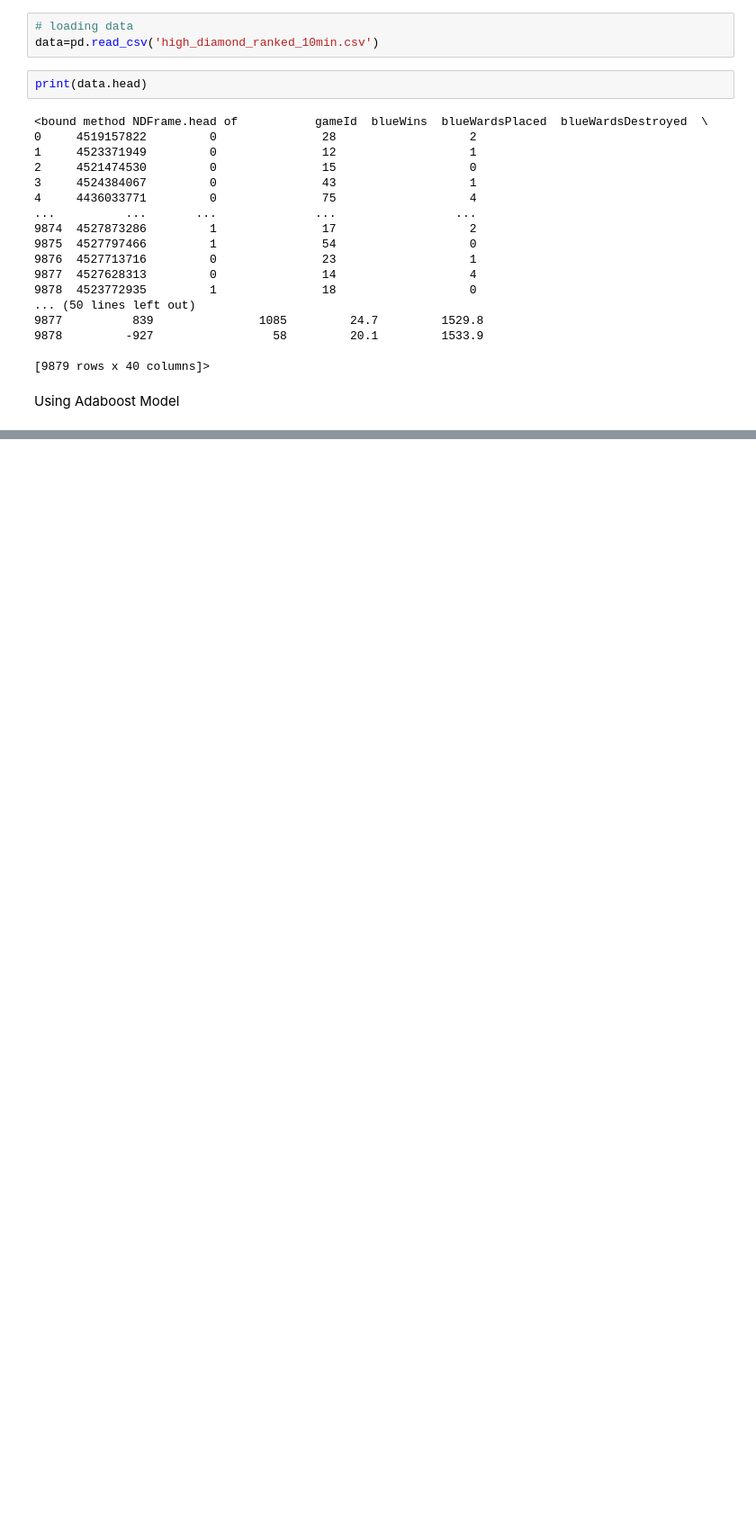
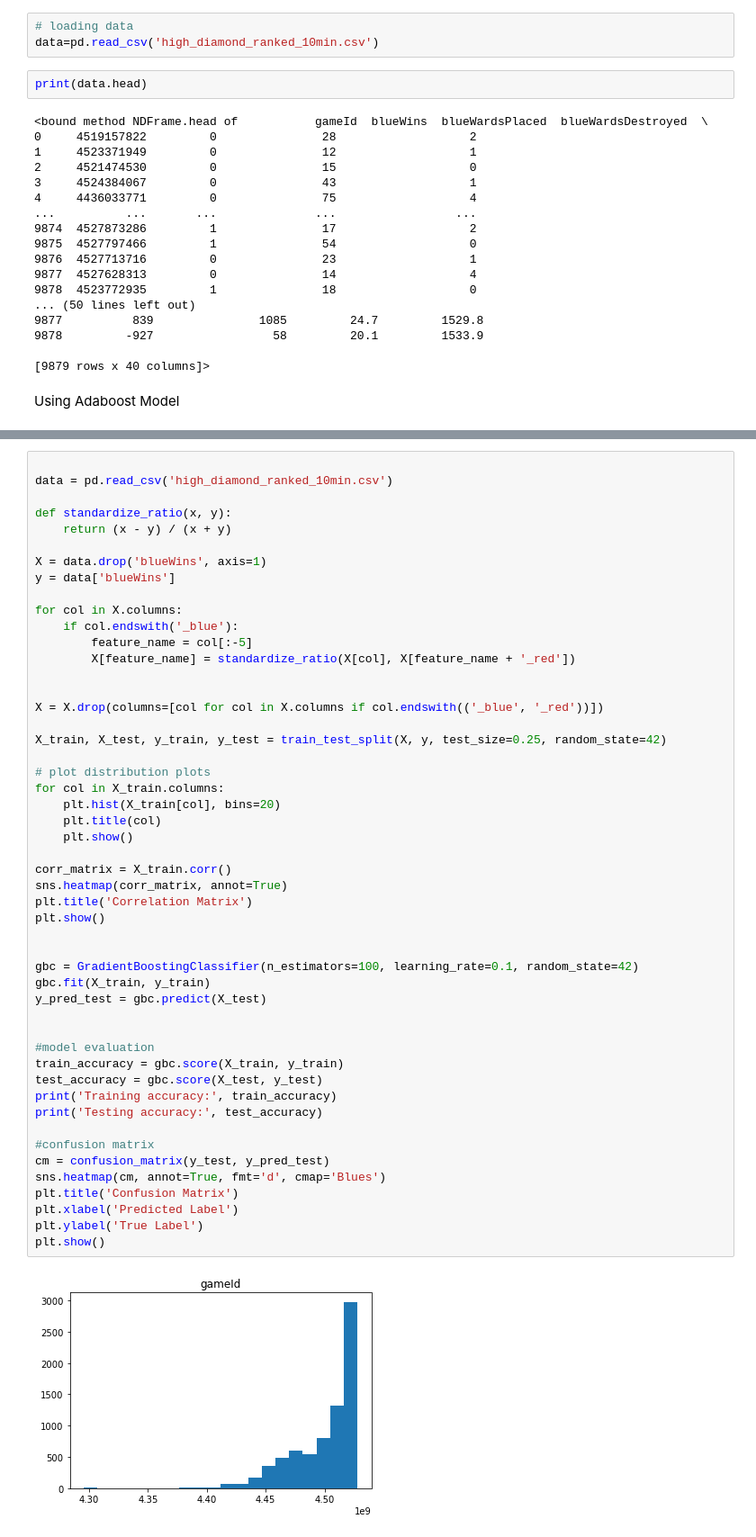
Before and after one commit to akshaykamath45/Research-Rehashed, a Jupyter notebook: Research.ipynb, the cells around one changed output, grey strips where cells are left out. Shown: that part at 90% size. Saved outputs shown, nothing was run; the diff lists cells and outputs as text; blank space fills up the shorter version.

Commit message:
feat : using GradientBoost

```diff
--- a/Research.ipynb
+++ b/Research.ipynb
@@ -88,0 +92,52 @@ Test Accuracy: 0.7267206477732794
+# %%
+
+data = pd.read_csv('high_diamond_ranked_10min.csv')
+
+def standardize_ratio(x, y):
+    return (x - y) / (x + y)
+
+X = data.drop('blueWins', axis=1)
+y = data['blueWins']
+
+for col in X.columns:
+    if col.endswith('_blue'):
+        feature_name = col[:-5]
+        X[feature_name] = standardize_ratio(X[col], X[feature_name + '_red'])
+
+
+X = X.drop(columns=[col for col in X.columns if col.endswith(('_blue', '_red'))])
+
+X_train, X_test, y_train, y_test = train_test_split(X, y, test_size=0.25, random_state=42)
+
+# plot distribution plots
+for col in X_train.columns:
+    plt.hist(X_train[col], bins=20)
+    plt.title(col)
+    plt.show()
+
+corr_matrix = X_train.corr()
+sns.heatmap(corr_matrix, annot=True)
+plt.title('Correlation Matrix')
+plt.show()
+
+
+gbc = GradientBoostingClassifier(n_estimators=100, learning_rate=0.1, random_state=42)
+gbc.fit(X_train, y_train)
+y_pred_test = gbc.predict(X_test)
+
+
+#model evaluation
+train_accuracy = gbc.score(X_train, y_train)
+test_accuracy = gbc.score(X_test, y_test)
+print('Training accuracy:', train_accuracy)
+print('Testing accuracy:', test_accuracy)
+
+#confusion matrix
+cm = confusion_matrix(y_test, y_pred_test)
+sns.heatmap(cm, annot=True, fmt='d', cmap='Blues')
+plt.title('Confusion Matrix')
+plt.xlabel('Predicted Label')
+plt.ylabel('True Label')
+plt.show()
+# %% [output]
+[figure, added]
```
Also changed, not shown: parts of 4 cells of this notebook.
